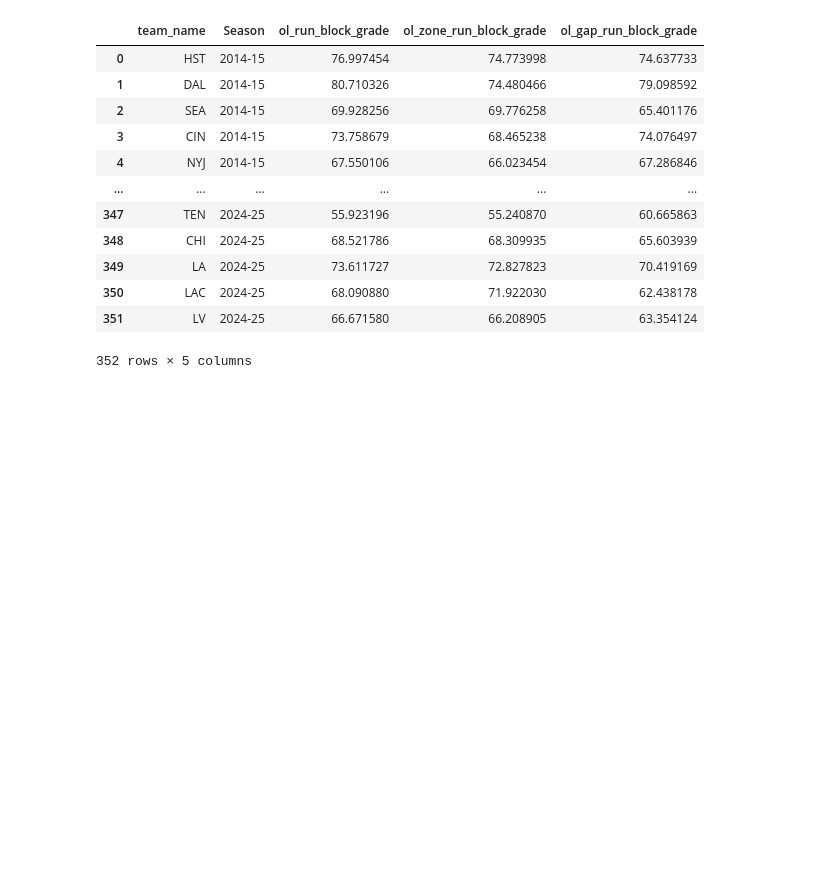
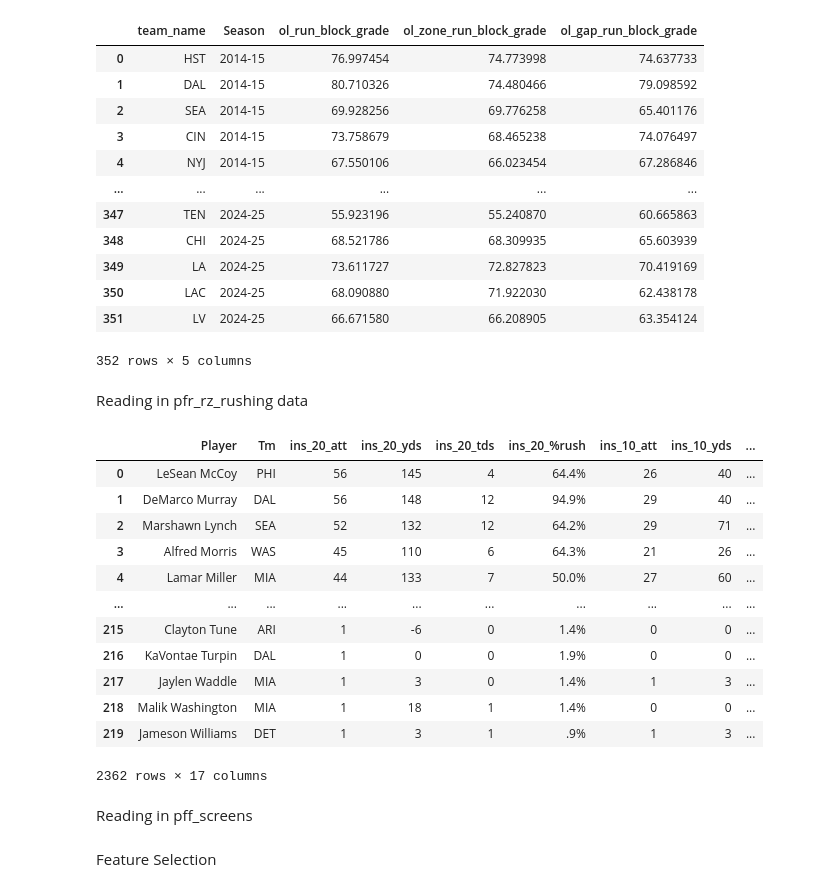
Before and after one commit to scottbwinner/NFL-Models, a Jupyter notebook: rb_models/rb_data_processing.ipynb, the cells around one changed output. Cells and saved outputs as stored; diff of their text form; code cells hidden in the pictures; blank space fills up the shorter version.

Commit message:
Organizing rb_data_processing further, and continuing development on rb_data_processing

```diff
--- a/rb_models/rb_data_processing.ipynb
+++ b/rb_models/rb_data_processing.ipynb
@@ -378,3 +440,51 @@ pff_ol_run
 | 350 | LAC | 2024-25 | 68.090880 | 71.922030 | 62.438178 |
 | 351 | LV | 2024-25 | 66.671580 | 66.208905 | 63.354124 |
 352 rows × 5 columns
+# %% [markdown]
+Reading in pfr_rz_rushing data
+# %%
+pfr_rz_rushing_14_15 = pd.read_csv('../fantasy_data/pfr_rz_rushing/pfr_rz_rushing_14-15.csv')
+pfr_rz_rushing_15_16 = pd.read_csv('../fantasy_data/pfr_rz_rushing/pfr_rz_rushing_15-16.csv')
+pfr_rz_rushing_16_17 = pd.read_csv('../fantasy_data/pfr_rz_rushing/pfr_rz_rushing_16-17.csv')
+pfr_rz_rushing_17_18 = pd.read_csv('../fantasy_data/pfr_rz_rushing/pfr_rz_rushing_17-18.csv')
+pfr_rz_rushing_18_19 = pd.read_csv('../fantasy_data/pfr_rz_rushing/pfr_rz_rushing_18-19.csv')
+pfr_rz_rushing_19_20 = pd.read_csv('../fantasy_data/pfr_rz_rushing/pfr_rz_rushing_19-20.csv')
+pfr_rz_rushing_20_21 = pd.read_csv('../fantasy_data/pfr_rz_rushing/pfr_rz_rushing_20-21.csv')
+pfr_rz_rushing_21_22 = pd.read_csv('../fantasy_data/pfr_rz_rushing/pfr_rz_rushing_21-22.csv')
+pfr_rz_rushing_22_23 = pd.read_csv('../fantasy_data/pfr_rz_rushing/pfr_rz_rushing_22-23.csv')
+pfr_rz_rushing_23_24 = pd.read_csv('../fantasy_data/pfr_rz_rushing/pfr_rz_rushing_23-24.csv')
+pfr_rz_rushing_24_25 = pd.read_csv('../fantasy_data/pfr_rz_rushing/pfr_rz_rushing_24-25.csv')
+
+pfr_rz_rushing_14_15['Season'] = '2014-15'
+pfr_rz_rushing_15_16['Season'] = '2015-16'
+pfr_rz_rushing_16_17['Season'] = '2016-17'
+pfr_rz_rushing_17_18['Season'] = '2017-18'
+pfr_rz_rushing_18_19['Season'] = '2018-19'
+pfr_rz_rushing_19_20['Season'] = '2019-20'
+pfr_rz_rushing_20_21['Season'] = '2020-21'
+pfr_rz_rushing_21_22['Season'] = '2021-22'
+pfr_rz_rushing_22_23['Season'] = '2022-23'
+pfr_rz_rushing_23_24['Season'] = '2023-24'
+pfr_rz_rushing_24_25['Season'] = '2024-25'
+
+pfr_rz_rushing = pd.concat([pfr_rz_rushing_14_15, pfr_rz_rushing_15_16, pfr_rz_rushing_16_17, pfr_rz_rushing_17_18, pfr_rz_rushing_18_19, pfr_rz_rushing_19_20, pfr_rz_rushing_20_21, pfr_rz_rushing_21_22, pfr_rz_rushing_22_23, pfr_rz_rushing_23_24, pfr_rz_rushing_24_25])
+
+
+
+pfr_rz_rushing
+# %% [output]
+|  | Player | Tm | ins_20_att | ins_20_yds | ins_20_tds | ins_20_%rush | ins_10_att | ins_10_yds | ... |
+| 0 | LeSean McCoy | PHI | 56 | 145 | 4 | 64.4% | 26 | 40 | ... |
+| 1 | DeMarco Murray | DAL | 56 | 148 | 12 | 94.9% | 29 | 40 | ... |
+| 2 | Marshawn Lynch | SEA | 52 | 132 | 12 | 64.2% | 29 | 71 | ... |
+| 3 | Alfred Morris | WAS | 45 | 110 | 6 | 64.3% | 21 | 26 | ... |
+| 4 | Lamar Miller | MIA | 44 | 133 | 7 | 50.0% | 27 | 60 | ... |
+| ... | ... | ... | ... | ... | ... | ... | ... | ... | ... |
+| 215 | Clayton Tune | ARI | 1 | -6 | 0 | 1.4% | 0 | 0 | ... |
+| 216 | KaVontae Turpin | DAL | 1 | 0 | 0 | 1.9% | 0 | 0 | ... |
+| 217 | Jaylen Waddle | MIA | 1 | 3 | 0 | 1.4% | 1 | 3 | ... |
+| 218 | Malik Washington | MIA | 1 | 18 | 1 | 1.4% | 0 | 0 | ... |
+| 219 | Jameson Williams | DET | 1 | 3 | 1 | .9% | 1 | 3 | ... |
+2362 rows × 17 columns
+# %% [markdown]
+Reading in pff_screens
@@ -380,0 +521,2 @@ pff_ol_run
+# %% [markdown]
+Feature Selection
```
Also changed, not shown: parts of 4 cells of this notebook, 13 other files.
